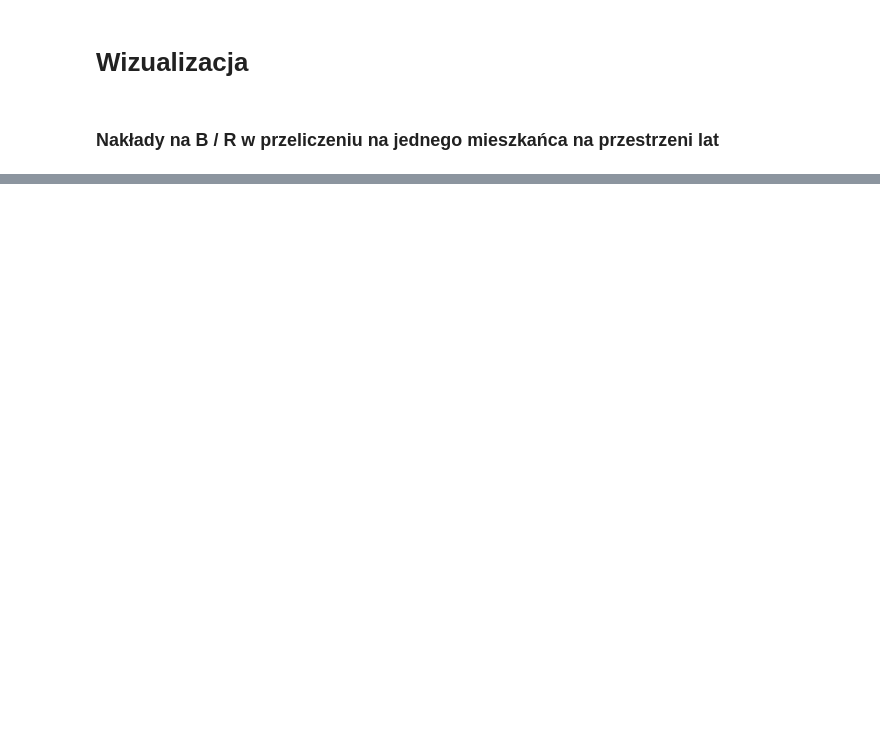
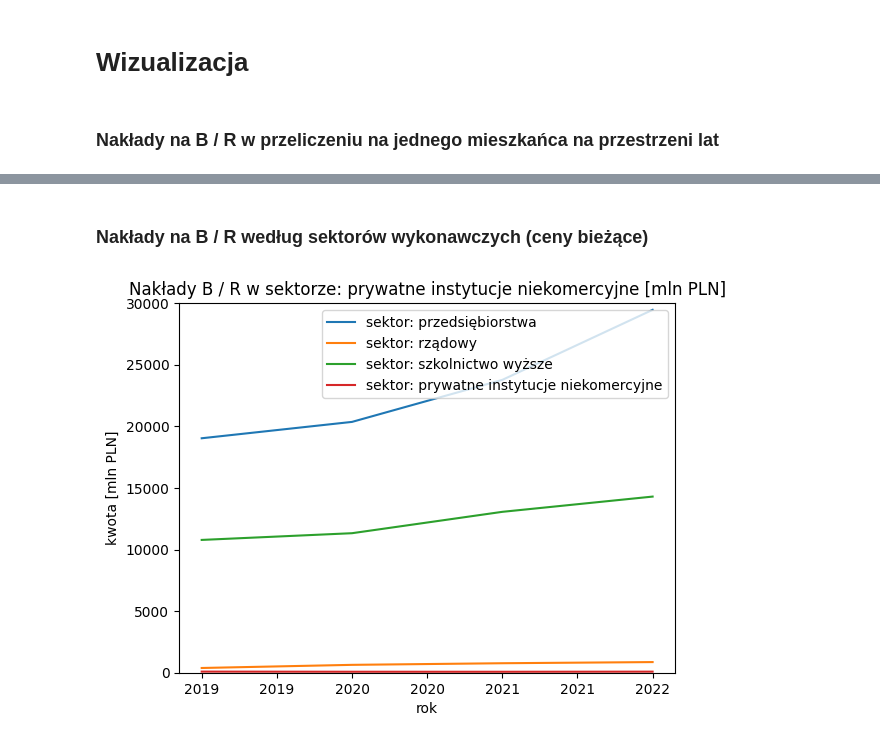
Before and after one commit to Newtoneiro/SAD-Statistics-in-data-analysis, a Jupyter notebook: projekt_1/naklady_na_badania_i_rozwoj.ipynb, the cells around one changed output, grey strips where cells are left out. Cells and saved outputs as stored; diff of their text form; code cells hidden in the pictures; blank space fills up the shorter version.

```diff
--- a/projekt_1/naklady_na_badania_i_rozwoj.ipynb
+++ b/projekt_1/naklady_na_badania_i_rozwoj.ipynb
@@ -89,0 +102,19 @@ plt.show()
+# %% [markdown]
+### Nakłady na B / R według sektorów wykonawczych (ceny bieżące)
+# %%
+unique_sectors = datasets["Nakłady_BR_sektory"]['sektor'].unique()
+data = datasets["Nakłady_BR_sektory"]
+
+for sector in unique_sectors:
+    sector_data = data[data['sektor'] == sector]
+    plt.plot(sector_data['rok'], sector_data['wartosc'], label=f'sektor: {sector}')
+    plt.ylim(0, 30000)  # Setting y-axis range
+    plt.xlabel('rok')
+    plt.ylabel('kwota [mln PLN]')
+plt.title(f'Nakłady B / R w sektorze: {sector} [mln PLN]')
+ax = plt.gca()
+ax.xaxis.set_major_formatter(ticker.FormatStrFormatter('%d'))
+plt.legend()
+plt.show()
+# %% [output]
+[figure, added]
```
Also changed, not shown: parts of 5 cells of this notebook, 1 other file.
